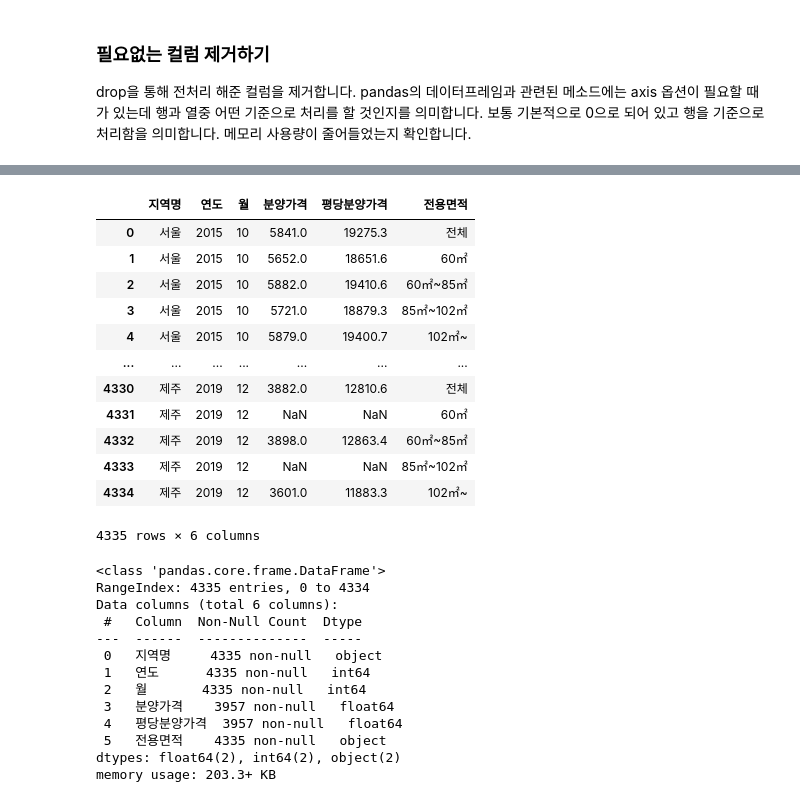
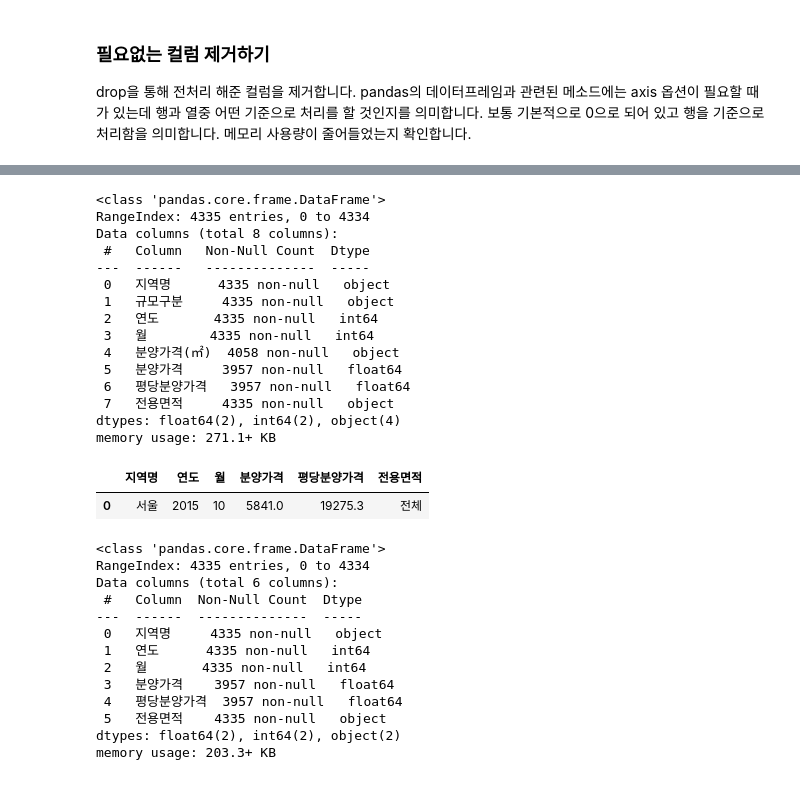
Before and after one commit to actpjk/python_workspace, a Jupyter notebook: Study/6_inf_data_analysis/Data_analysis_basic_master_self/01-apt-price-input.ipynb, the cells around one changed output, grey strips where cells are left out. Saved outputs shown, nothing was run; the diff lists cells and outputs as text; code cells hidden in the pictures.

```diff
--- a/Study/6_inf_data_analysis/Data_analysis_basic_master_self/01-apt-price-input.ipynb
+++ b/Study/6_inf_data_analysis/Data_analysis_basic_master_self/01-apt-price-input.ipynb
@@ -44,11 +53,7 @@ df_last 라는 변수에 최근 분양가 파일을 다운로드 받아 로드
 # %%
 # 최근 분양가 파일을 로드해서 df_last 라는 변수에 담습니다.
 # 파일로드시 OSError가 발생한다면, engine="python"을 추가해 보세요.
-# 윈도우에서 파일탐색기의 경로를 복사해서 붙여넣기 했는데도 파일을 불러올 수 없다면
-# 아마도 경로에 있는 ₩ 역슬래시 표시를 못 읽어왔을 가능성이 큽니다.
-# r"경로명" 으로 적어주세요.
-# r"경로명"으로 적게 되면 경로를 문자 그대로(raw) 읽으라는 의미입니다.
-df_last = pd.read_csv(r'C:\python_workspace\Jupiter\data\주택도시보증공사_전국 평균 분양가격(2019년 12월).csv', encoding = 'cp949')
+df_last = pd.read_csv(r"C:\Users\pjk\Documents\Data_set\Jupyter_data\주택도시보증공사_전국 평균 분양가격(2019년 12월).csv", encoding="cp949", engine="python")
 df_last.shape
 # %% [output]
 (4335, 5)
@@ -303,3 +300,21 @@ memory usage: 271.1+ KB
+# %%
+df_last.info()
+# %% [output]
+<class 'pandas.core.frame.DataFrame'>
+RangeIndex: 4335 entries, 0 to 4334
+Data columns (total 8 columns):
+ #   Column   Non-Null Count  Dtype
+---  ------   --------------  -----
+ 0   지역명      4335 non-null   object
+ 1   규모구분     4335 non-null   object
+ 2   연도       4335 non-null   int64
+ 3   월        4335 non-null   int64
+ 4   분양가격(㎡)  4058 non-null   object
+ 5   분양가격     3957 non-null   float64
+ 6   평당분양가격   3957 non-null   float64
+ 7   전용면적     4335 non-null   object
+dtypes: float64(2), int64(2), object(4)
+memory usage: 271.1+ KB
 # %%
 # drop 사용시 axis에 유의 합니다.
 # axis 0:행, 1:열
@@ -308,21 +322,9 @@ df_last = df_last.drop(['규모구분','분양가격(㎡)'], axis=1) # axis 0은
 # %%
 # 제거가 잘 되었는지 확인 합니다.
-
-df_last
+df_last.head(1)
 # %% [output]
 |  | 지역명 | 연도 | 월 | 분양가격 | 평당분양가격 | 전용면적 |
 | 0 | 서울 | 2015 | 10 | 5841.0 | 19275.3 | 전체 |
-| 1 | 서울 | 2015 | 10 | 5652.0 | 18651.6 | 60㎡ |
-| 2 | 서울 | 2015 | 10 | 5882.0 | 19410.6 | 60㎡~85㎡ |
-| 3 | 서울 | 2015 | 10 | 5721.0 | 18879.3 | 85㎡~102㎡ |
-| 4 | 서울 | 2015 | 10 | 5879.0 | 19400.7 | 102㎡~ |
-| ... | ... | ... | ... | ... | ... | ... |
-| 4330 | 제주 | 2019 | 12 | 3882.0 | 12810.6 | 전체 |
-| 4331 | 제주 | 2019 | 12 | NaN | NaN | 60㎡ |
-| 4332 | 제주 | 2019 | 12 | 3898.0 | 12863.4 | 60㎡~85㎡ |
-| 4333 | 제주 | 2019 | 12 | NaN | NaN | 85㎡~102㎡ |
-| 4334 | 제주 | 2019 | 12 | 3601.0 | 11883.3 | 102㎡~ |
-4335 rows × 6 columns
 # %%
 # 컬럼 제거를 통해 메모리 사용량이 줄어들었는지 확인합니다.
 df_last.info()
```
Also changed, not shown: parts of 133 cells of this notebook, 2 other files.
